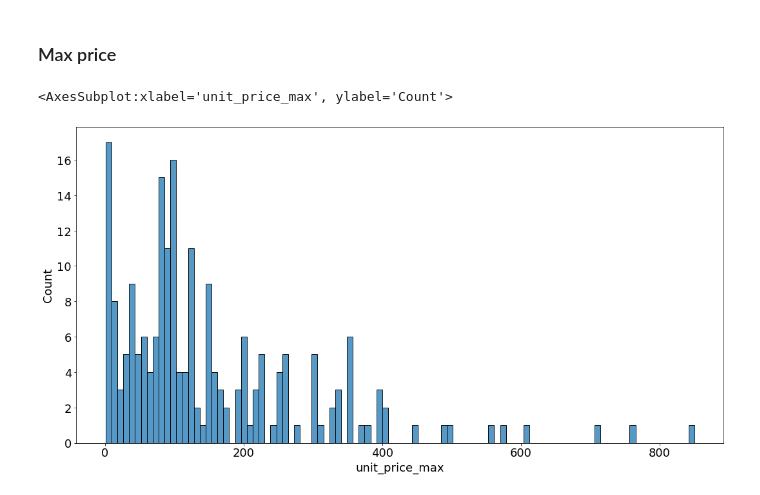
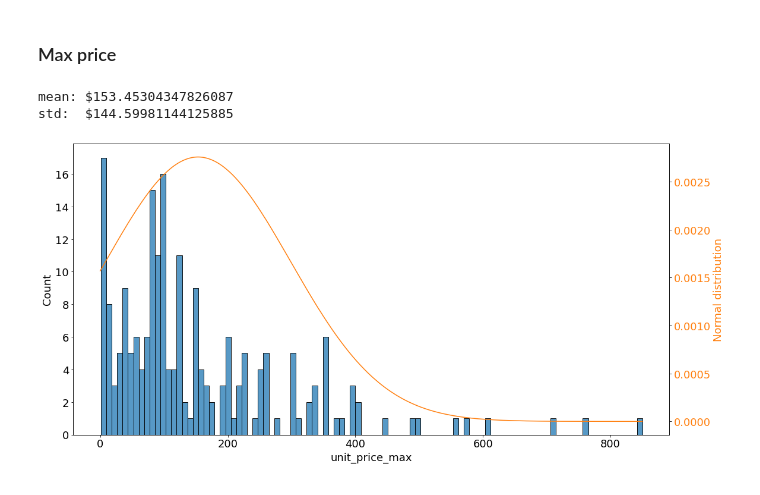
Before and after one commit to pkage/pokemon_card_data_analysis, a Jupyter notebook: Analysis.ipynb, the cells around one changed output. Drawn from its saved outputs; the diff is of its cells as text; code cells hidden in the pictures.

```diff
--- a/Analysis.ipynb
+++ b/Analysis.ipynb
@@ -111,7 +135,8 @@ seaborn.histplot(df.unit_price_min/100, bins=100)
 # %% [markdown]
 ### Max price
-# %%
-seaborn.histplot(df.unit_price_max/100, bins=100)
-# %% [output]
-<AxesSubplot:xlabel='unit_price_max', ylabel='Count'>
-[figure, removed]
+# %%
+plot_column(df.unit_price_max)
+# %% [output]
+mean: $153.45304347826087
+std:  $144.59981144125885
+[figure, added]
```
Also changed, not shown: parts of 7 cells of this notebook.
